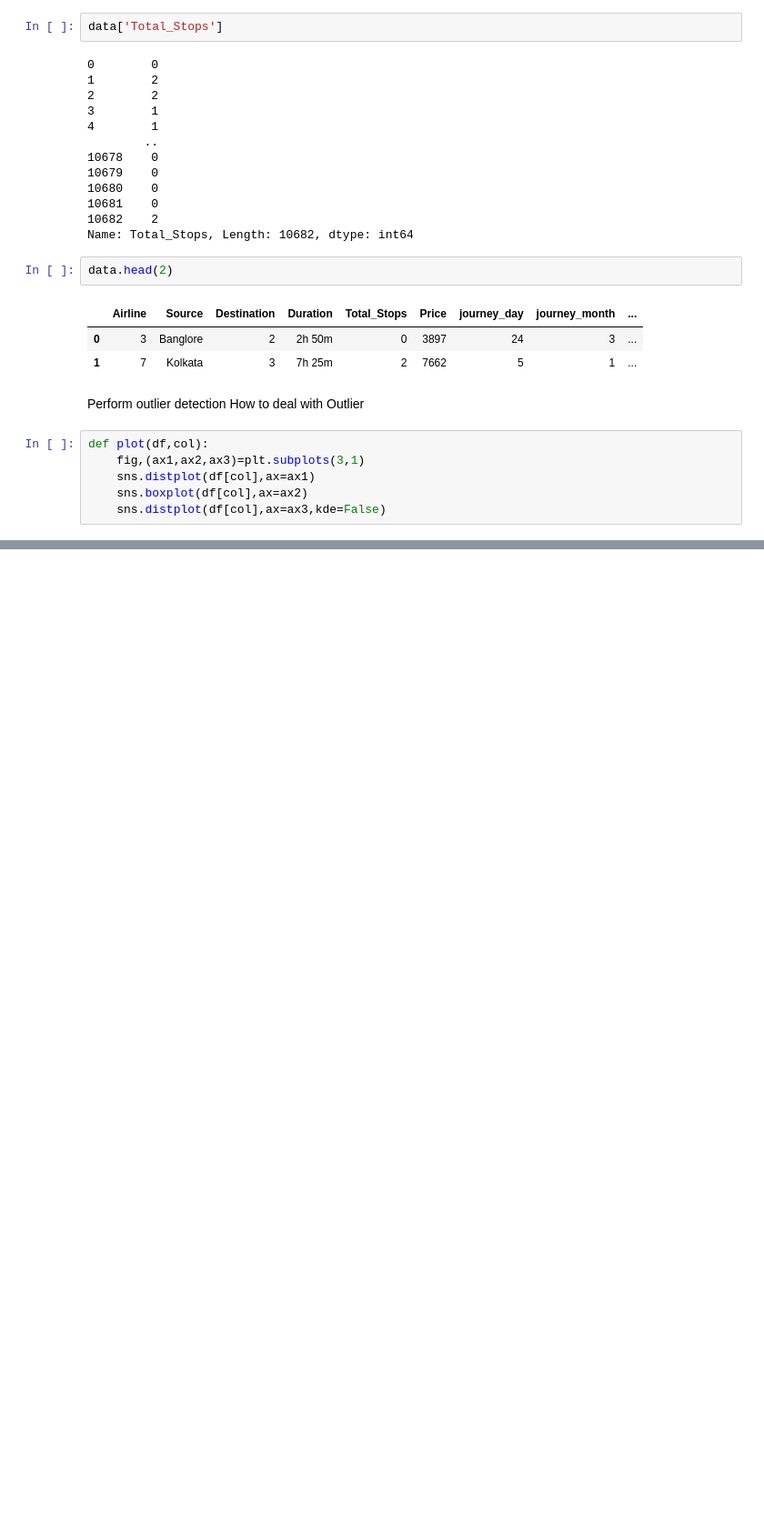
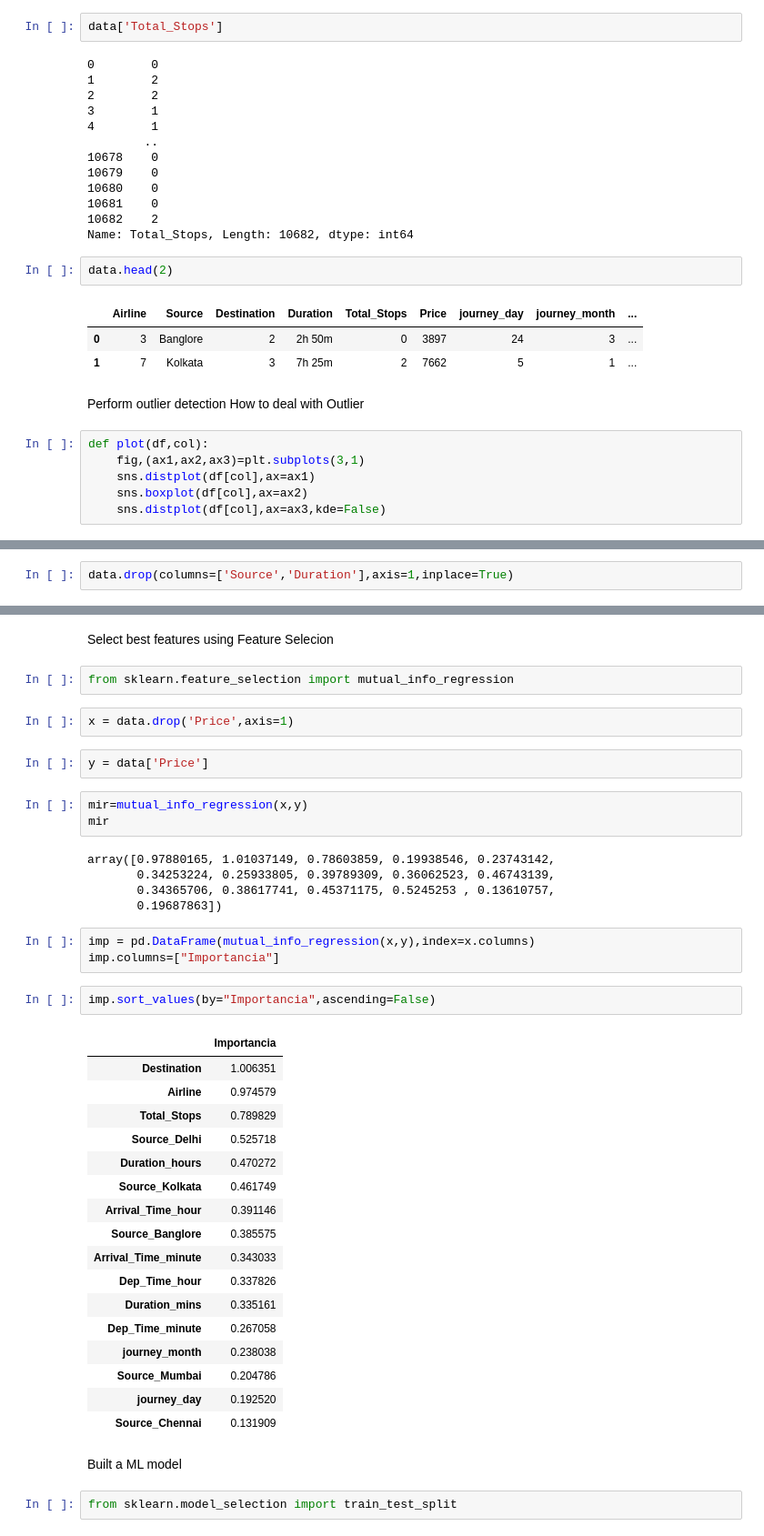
Before and after one commit to jose-j-hv/Airlines_ds, a Jupyter notebook: init.ipynb, the cells around one changed output, grey strips where cells are left out. Shown: that part at 91% size. Saved outputs shown, nothing was run; the diff lists cells and outputs as text; blank space fills up the shorter version.

```diff
--- a/init.ipynb
+++ b/init.ipynb
@@ -599,0 +626,2 @@ plot(data,'Price')
+# %%
+data.drop(columns=['Source','Duration'],axis=1,inplace=True)
@@ -599,0 +649,43 @@ plot(data,'Price')
+# %% [markdown]
+Select best features using Feature Selecion
+# %%
+from sklearn.feature_selection import mutual_info_regression
+# %%
+x = data.drop('Price',axis=1)
+# %%
+y = data['Price']
+# %%
+mir=mutual_info_regression(x,y)
+mir
+# %% [output]
+array([0.97880165, 1.01037149, 0.78603859, 0.19938546, 0.23743142,
+       0.34253224, 0.25933805, 0.39789309, 0.36062523, 0.46743139,
+       0.34365706, 0.38617741, 0.45371175, 0.5245253 , 0.13610757,
+       0.19687863])
+# %%
+imp = pd.DataFrame(mutual_info_regression(x,y),index=x.columns)
+imp.columns=["Importancia"]
+# %%
+imp.sort_values(by="Importancia",ascending=False)
+# %% [output]
+|  | Importancia |
+| Destination | 1.006351 |
+| Airline | 0.974579 |
+| Total_Stops | 0.789829 |
+| Source_Delhi | 0.525718 |
+| Duration_hours | 0.470272 |
+| Source_Kolkata | 0.461749 |
+| Arrival_Time_hour | 0.391146 |
+| Source_Banglore | 0.385575 |
+| Arrival_Time_minute | 0.343033 |
+| Dep_Time_hour | 0.337826 |
+| Duration_mins | 0.335161 |
+| Dep_Time_minute | 0.267058 |
+| journey_month | 0.238038 |
+| Source_Mumbai | 0.204786 |
+| journey_day | 0.192520 |
+| Source_Chennai | 0.131909 |
+# %% [markdown]
+Built a ML model
+# %%
+from sklearn.model_selection import train_test_split
```
Also changed, not shown: parts of 39 cells of this notebook, 2 other files.
